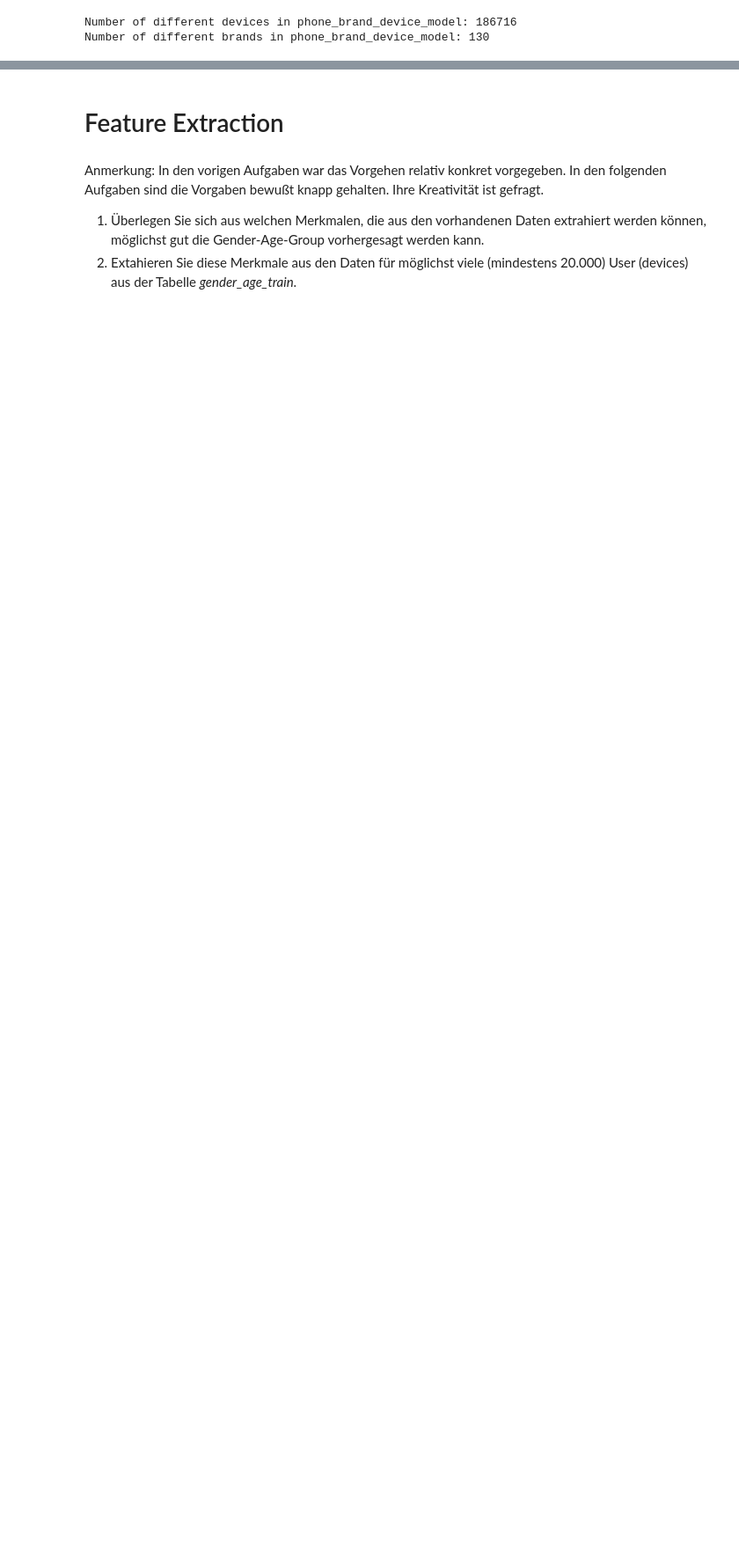
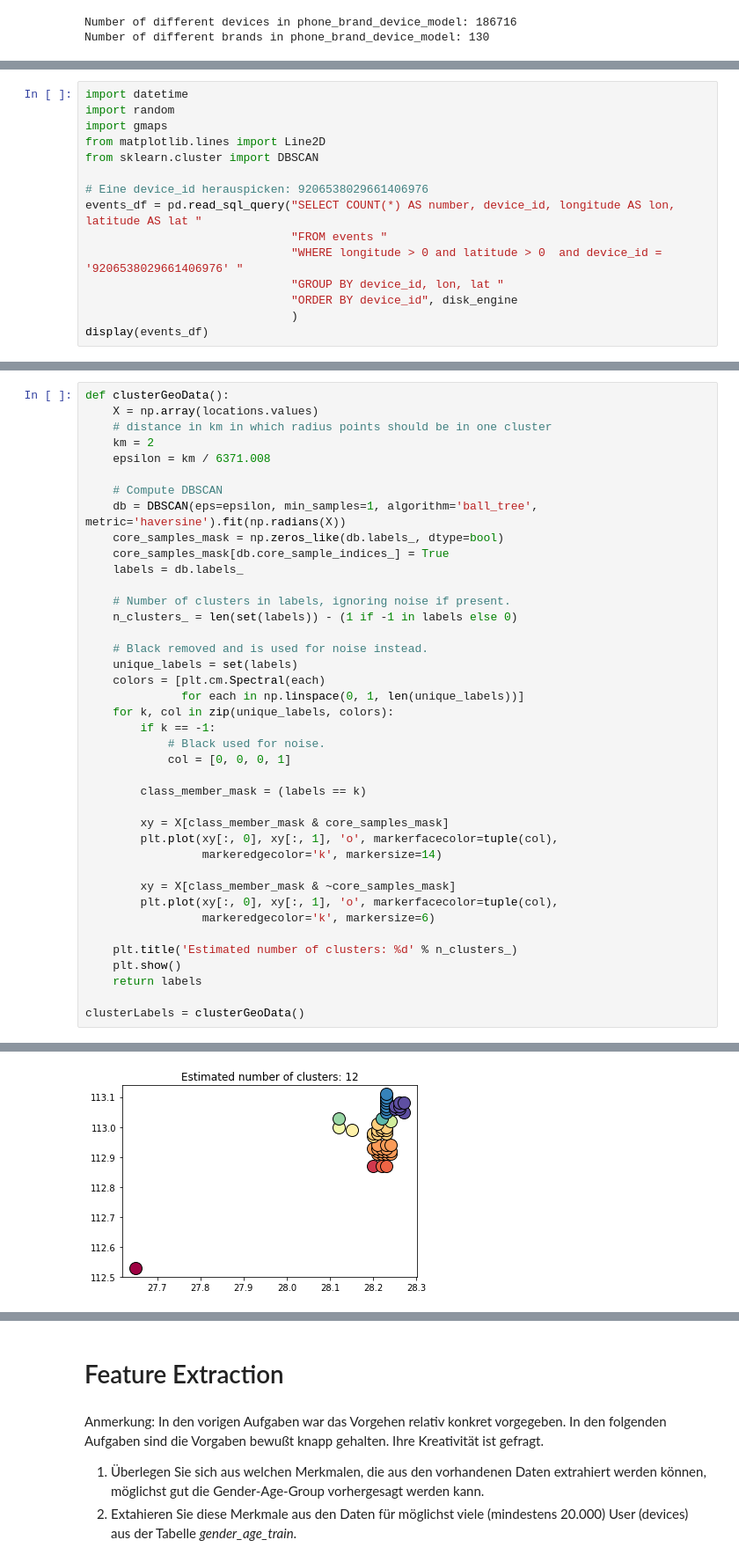
Before and after one commit to codeOfJannik/DataMining_Projects, a Jupyter notebook: task1_MobileUsers/VersuchMobileUsers.ipynb, the cells around one changed output, grey strips where cells are left out. Shown at 88% size. Saved outputs shown, nothing was run; the diff lists cells and outputs as text; blank space fills up the shorter version.

```diff
--- a/task1_MobileUsers/VersuchMobileUsers.ipynb
+++ b/task1_MobileUsers/VersuchMobileUsers.ipynb
@@ -358,0 +472,15 @@ plt.show()
+# %%
+import datetime
+import random
+import gmaps
+from matplotlib.lines import Line2D
+from sklearn.cluster import DBSCAN
+
+# Eine device_id herauspicken: 9206538029661406976
+events_df = pd.read_sql_query("SELECT COUNT(*) AS number, device_id, longitude AS lon, latitude AS lat "
+                              "FROM events "
+                              "WHERE longitude > 0 and latitude > 0  and device_id = '9206538029661406976' "
+                              "GROUP BY device_id, lon, lat "
+                              "ORDER BY device_id", disk_engine
+                              )
+display(events_df)
@@ -358,0 +542,41 @@ plt.show()
+# %%
+def clusterGeoData():
+    X = np.array(locations.values)
+    # distance in km in which radius points should be in one cluster
+    km = 2
+    epsilon = km / 6371.008
+
+    # Compute DBSCAN
+    db = DBSCAN(eps=epsilon, min_samples=1, algorithm='ball_tree', metric='haversine').fit(np.radians(X))
+    core_samples_mask = np.zeros_like(db.labels_, dtype=bool)
+    core_samples_mask[db.core_sample_indices_] = True
+    labels = db.labels_
+
+    # Number of clusters in labels, ignoring noise if present.
+    n_clusters_ = len(set(labels)) - (1 if -1 in labels else 0)
+
+    # Black removed and is used for noise instead.
+    unique_labels = set(labels)
+    colors = [plt.cm.Spectral(each)
+              for each in np.linspace(0, 1, len(unique_labels))]
+    for k, col in zip(unique_labels, colors):
+        if k == -1:
+            # Black used for noise.
+            col = [0, 0, 0, 1]
+
+        class_member_mask = (labels == k)
+
+        xy = X[class_member_mask & core_samples_mask]
+        plt.plot(xy[:, 0], xy[:, 1], 'o', markerfacecolor=tuple(col),
+                 markeredgecolor='k', markersize=14)
+
+        xy = X[class_member_mask & ~core_samples_mask]
+        plt.plot(xy[:, 0], xy[:, 1], 'o', markerfacecolor=tuple(col),
+                 markeredgecolor='k', markersize=6)
+
+    plt.title('Estimated number of clusters: %d' % n_clusters_)
+    plt.show()
+    return labels
+
+clusterLabels = clusterGeoData()
+# %% [output]
@@ -358,0 +584 @@ plt.show()
+[figure, added]
```
Also changed, not shown: parts of 39 cells of this notebook, 6 other files.
